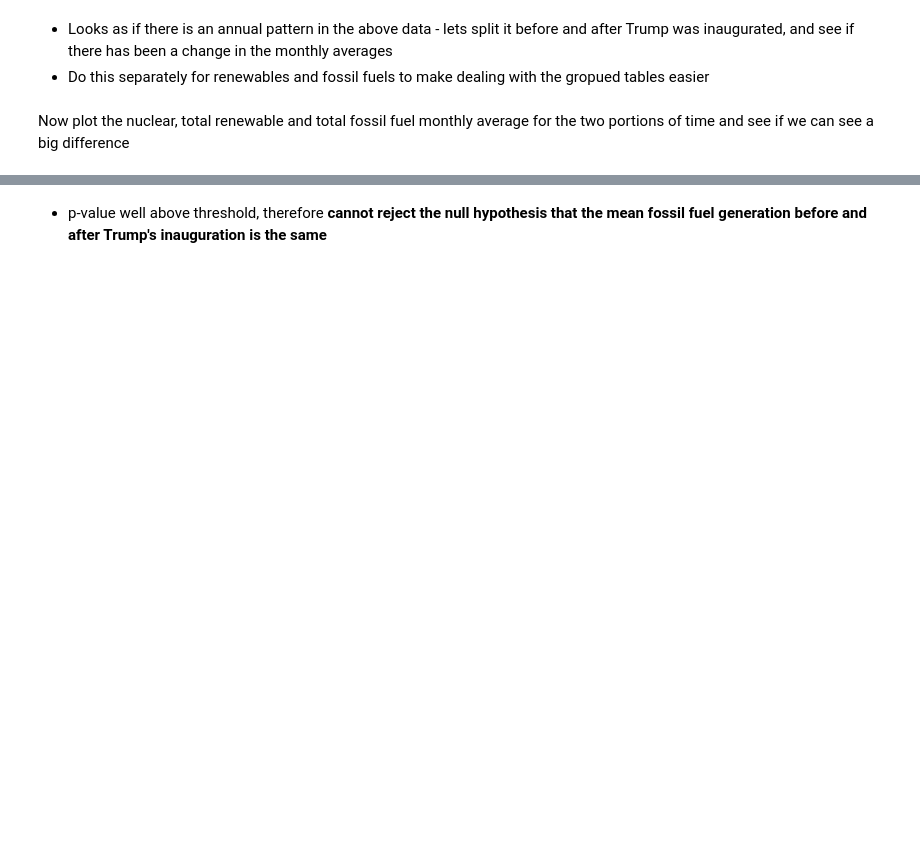
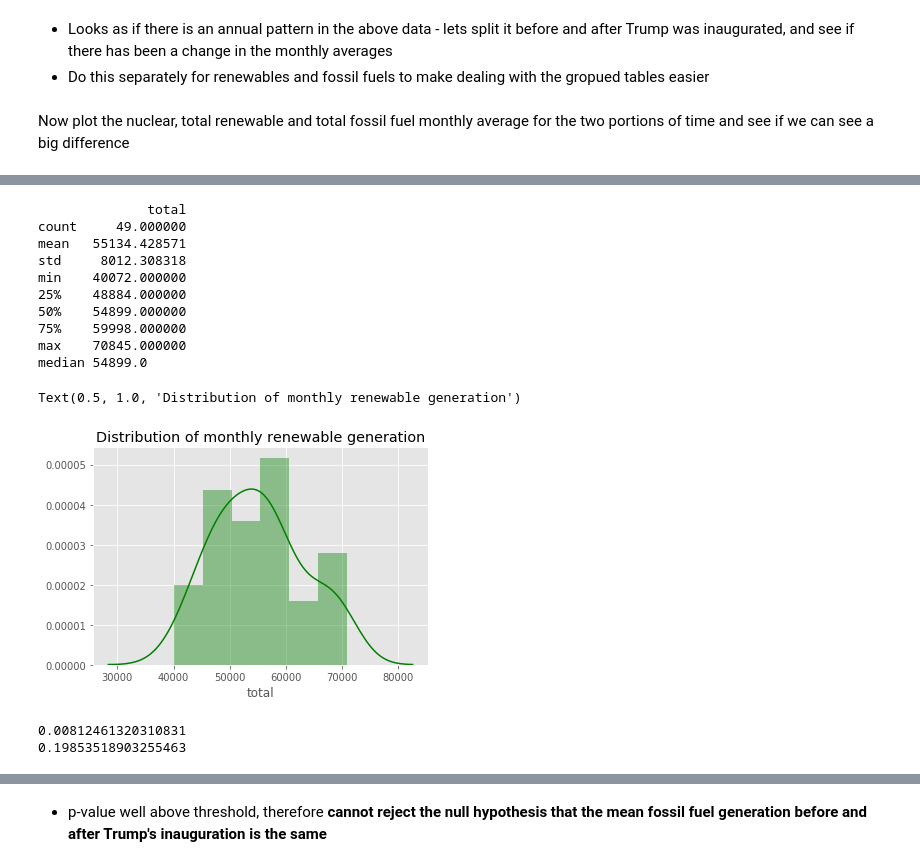
Before and after one commit to colliers95/Trump_vs_climate_web_scraping_project, a Jupyter notebook: Energy and emissions data analysis.ipynb, the cells around one changed output, grey strips where cells are left out. Drawn from its saved outputs; the diff is of its cells as text; code cells hidden in the pictures; blank space fills up the shorter version.

```diff
--- a/Energy and emissions data analysis.ipynb
+++ b/Energy and emissions data analysis.ipynb
@@ -225,3 +244,31 @@ fos_gen_post_t = fossil_fuel_generation.loc['February 2017':]
+# %%
+print(renewable_generation[['total']].describe())
+print('median ' + str(renewable_generation['total'].median()))
+sns.distplot(renewable_generation['total'],color = 'g').set_title("Distribution of monthly renewable generation")
+# %% [output]
+              total
+count     49.000000
+mean   55134.428571
+std     8012.308318
+min    40072.000000
+25%    48884.000000
+50%    54899.000000
+75%    59998.000000
+max    70845.000000
+median 54899.0
+Text(0.5, 1.0, 'Distribution of monthly renewable generation')
+[figure, added]
+# %%
+# Do a Shapiro - Wilk test, which is supposed to be suitable for relatively smaller data sets
+# Assumes a null hypothesis that data is normally distributed, low p-value means reject
+stat1, p1 = stats.shapiro(fossil_fuel_generation['total'])
+print(p1)
+
+stat2, p2 = stats.shapiro(renewable_generation['total'])
+print(p2)
+# %% [output]
+0.00812461320310831
+0.19853518903255463
 # %%
 # Two sample t-test comparing means of fossil fuel generation time series before and after T-Day
 stats.ttest_ind(np.array(fos_gen_pre_t['total']), np.array(fos_gen_post_t['total']), equal_var = False)
```
Also changed, not shown: parts of 12 cells of this notebook, 1 other file.
